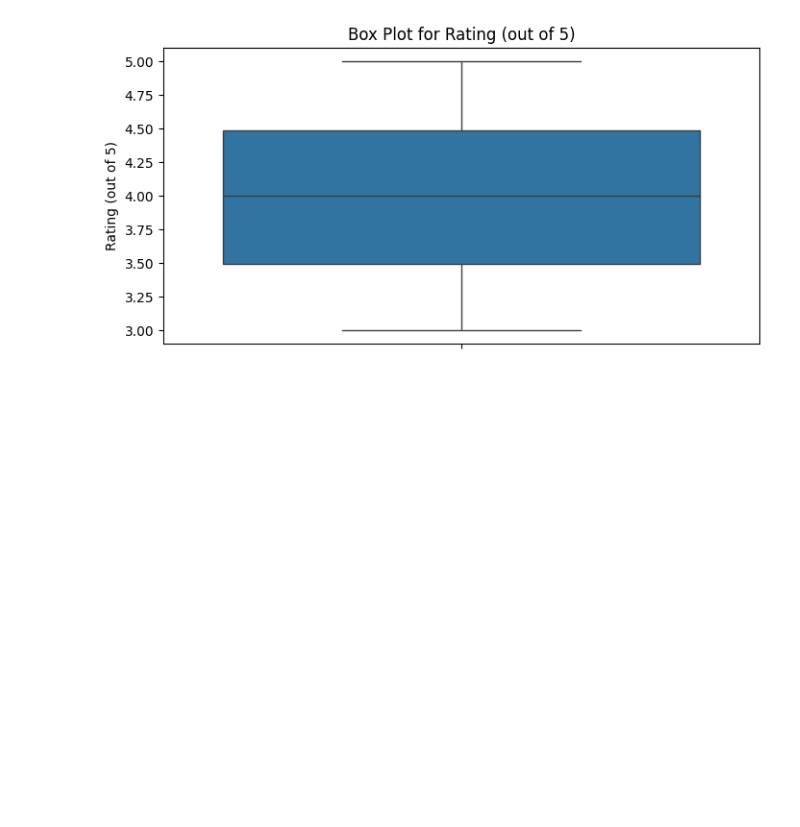
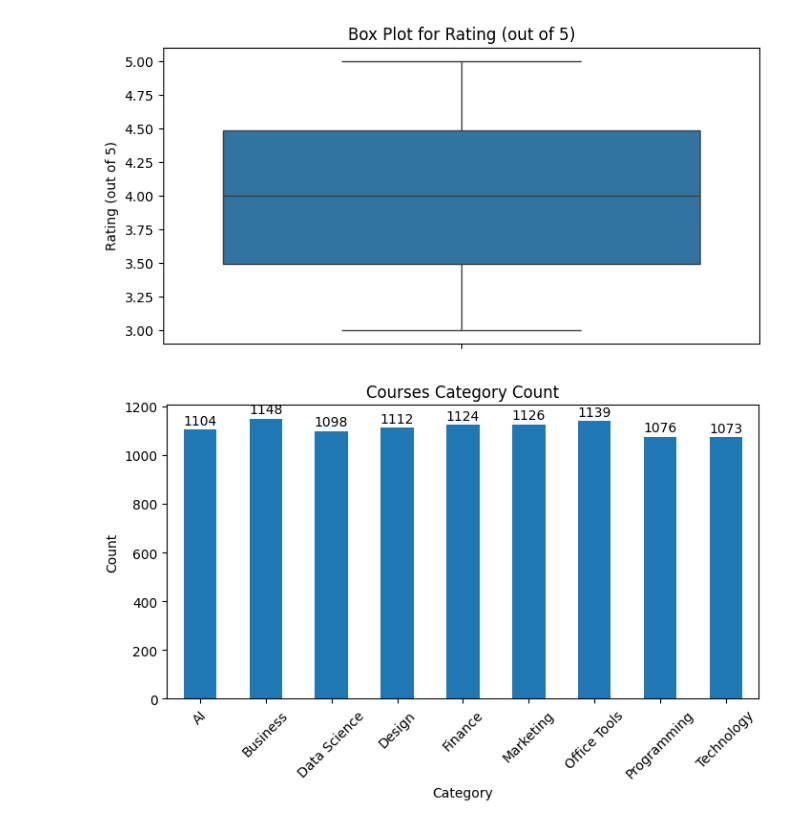
Before and after one commit to TeodoraVuta/E-learning-Project, a Jupyter notebook: test.ipynb, the cells around one changed output. Drawn from its saved outputs; the diff is of its cells as text; code cells hidden in the pictures; blank space fills up the shorter version.

```diff
--- a/test.ipynb
+++ b/test.ipynb
@@ -81,3 +81,16 @@ for column in numerical_cols:
 [figure]
 [figure]
 [figure]
+# %%
+category = df.groupby('Category')['Category'].value_counts()
+
+plt.figure(figsize=(8, 4))
+for i, v in enumerate(category.values):
+    plt.text(i, v + 10, str(v), ha='center', va='bottom')
+category.plot(kind='bar')
+plt.title('Courses Category Count')
+plt.ylabel('Count')
+plt.xticks(rotation=45)
+plt.show()
+# %% [output]
+[figure, added]
```
Also changed, not shown: parts of 3 cells of this notebook.
